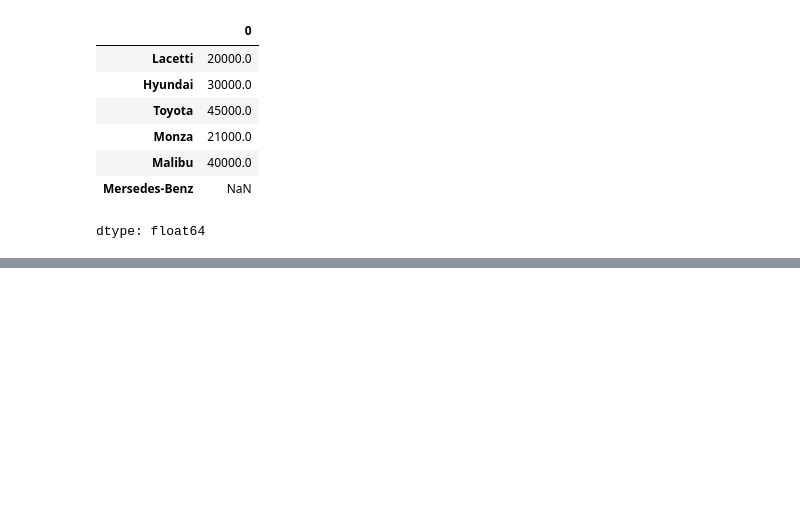
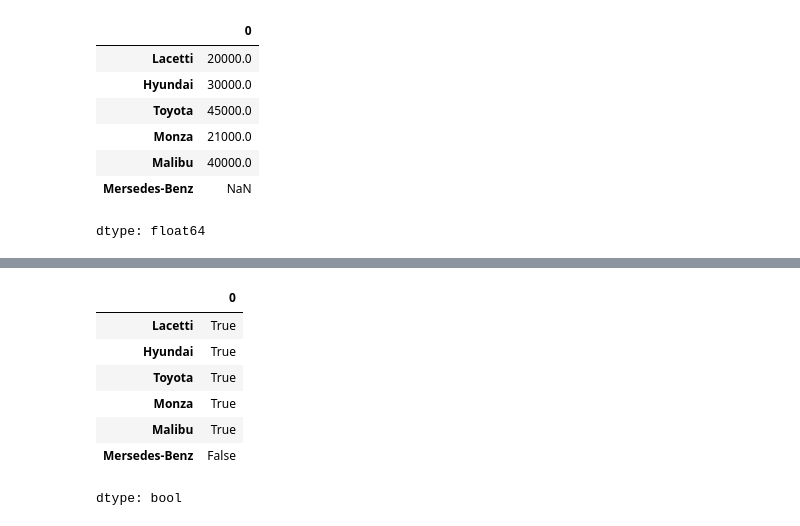
Before and after one commit to makhmudovamunira/DataScience_Mohirdev, a Jupyter notebook: Series.ipynb, the cells around one changed output, grey strips where cells are left out. Drawn from its saved outputs; the diff is of its cells as text; code cells hidden in the pictures; blank space fills up the shorter version.

```diff
--- a/Series.ipynb
+++ b/Series.ipynb
@@ -143,0 +155,11 @@ dtype: float64
+# %%
+cars1.notnull()
+# %% [output]
+|  | 0 |
+| Lacetti | True |
+| Hyundai | True |
+| Toyota | True |
+| Monza | True |
+| Malibu | True |
+| Mersedes-Benz | False |
+dtype: bool
```
Also changed, not shown: parts of 5 cells of this notebook.
